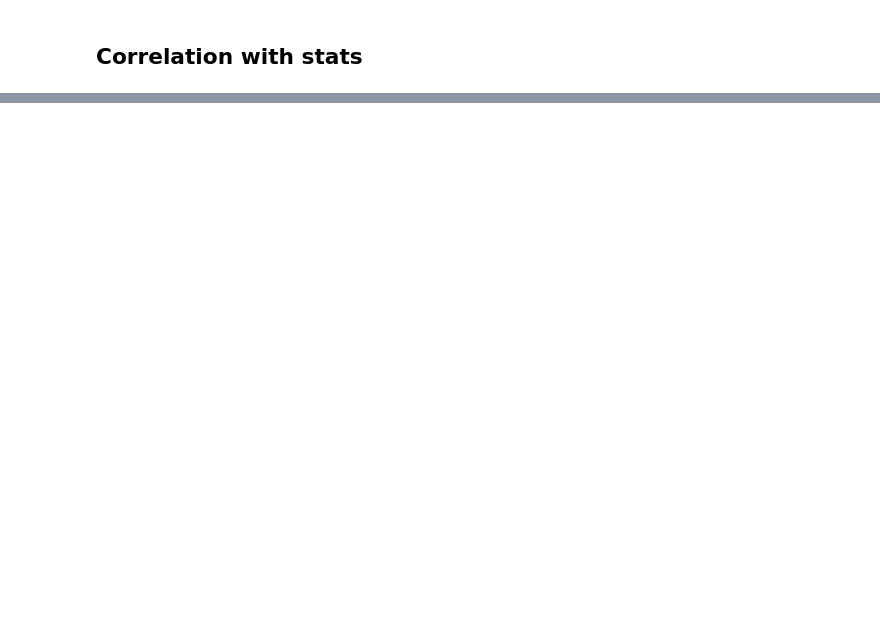
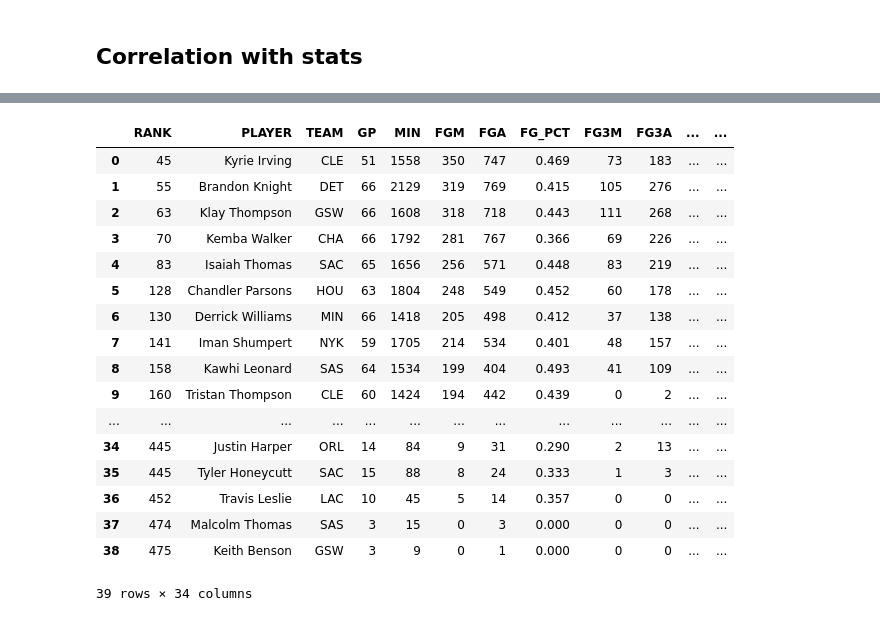
Before and after one commit to mannievilla/NBA-Draft-Selections, a Jupyter notebook: NBA_webscrape.ipynb, the cells around one changed output, grey strips where cells are left out. Saved outputs shown, nothing was run; the diff lists cells and outputs as text; code cells hidden in the pictures; blank space fills up the shorter version.

```diff
--- a/NBA_webscrape.ipynb
+++ b/NBA_webscrape.ipynb
@@ -818,0 +1077,21 @@ plt.show()
+# %%
+player_metrics_w_stats[1]
+# %% [output]
+|  | RANK | PLAYER | TEAM | GP | MIN | FGM | FGA | FG_PCT | FG3M | FG3A | ... | ... |
+| 0 | 45 | Kyrie Irving | CLE | 51 | 1558 | 350 | 747 | 0.469 | 73 | 183 | ... | ... |
+| 1 | 55 | Brandon Knight | DET | 66 | 2129 | 319 | 769 | 0.415 | 105 | 276 | ... | ... |
+| 2 | 63 | Klay Thompson | GSW | 66 | 1608 | 318 | 718 | 0.443 | 111 | 268 | ... | ... |
+| 3 | 70 | Kemba Walker | CHA | 66 | 1792 | 281 | 767 | 0.366 | 69 | 226 | ... | ... |
+| 4 | 83 | Isaiah Thomas | SAC | 65 | 1656 | 256 | 571 | 0.448 | 83 | 219 | ... | ... |
+| 5 | 128 | Chandler Parsons | HOU | 63 | 1804 | 248 | 549 | 0.452 | 60 | 178 | ... | ... |
+| 6 | 130 | Derrick Williams | MIN | 66 | 1418 | 205 | 498 | 0.412 | 37 | 138 | ... | ... |
+| 7 | 141 | Iman Shumpert | NYK | 59 | 1705 | 214 | 534 | 0.401 | 48 | 157 | ... | ... |
+| 8 | 158 | Kawhi Leonard | SAS | 64 | 1534 | 199 | 404 | 0.493 | 41 | 109 | ... | ... |
+| 9 | 160 | Tristan Thompson | CLE | 60 | 1424 | 194 | 442 | 0.439 | 0 | 2 | ... | ... |
+| ... | ... | ... | ... | ... | ... | ... | ... | ... | ... | ... | ... | ... |
+| 34 | 445 | Justin Harper | ORL | 14 | 84 | 9 | 31 | 0.290 | 2 | 13 | ... | ... |
+| 35 | 445 | Tyler Honeycutt | SAC | 15 | 88 | 8 | 24 | 0.333 | 1 | 3 | ... | ... |
+| 36 | 452 | Travis Leslie | LAC | 10 | 45 | 5 | 14 | 0.357 | 0 | 0 | ... | ... |
+| 37 | 474 | Malcolm Thomas | SAS | 3 | 15 | 0 | 3 | 0.000 | 0 | 0 | ... | ... |
+| 38 | 475 | Keith Benson | GSW | 3 | 9 | 0 | 1 | 0.000 | 0 | 0 | ... | ... |
+39 rows × 34 columns
```
Also changed, not shown: parts of 28 cells of this notebook.
